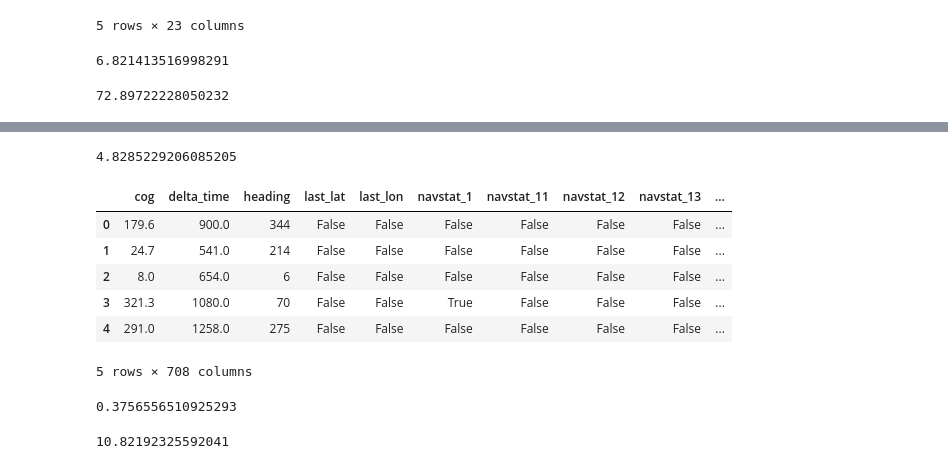
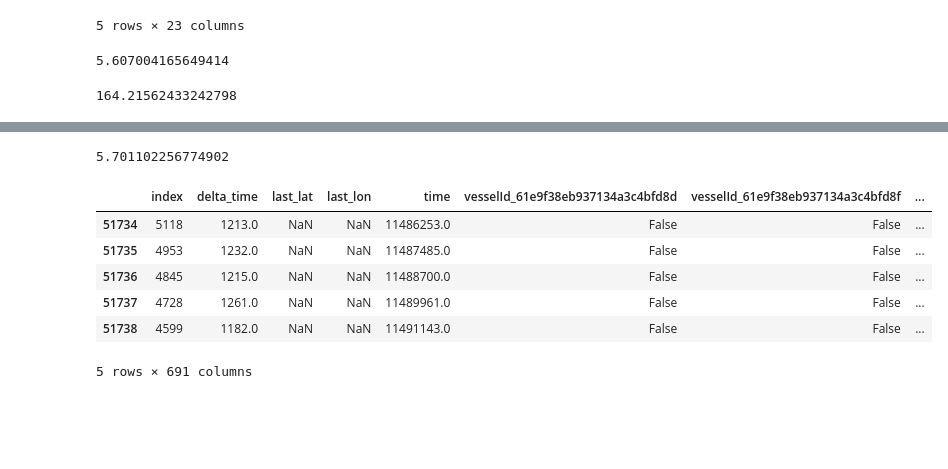
Before and after one commit to baconmoontwist/ML, a Jupyter notebook: Henrik/ML 1.ipynb, the cells around one changed output, grey strips where cells are left out. Drawn from its saved outputs; the diff is of its cells as text; code cells hidden in the pictures; blank space fills up the shorter version.

```diff
--- a/Henrik/ML 1.ipynb
+++ b/Henrik/ML 1.ipynb
@@ -102,22 +102,22 @@ def deltafier(df):
     return data[1:]
 # %%
 start = time.time()
-trainingdata5 = cleandata[["vesselId","delta_time","time","navstat","cog","sog","rot","heading","speed","last_lat","last_lon"]]
+trainingdata5 = cleandata[["vesselId","delta_time","time","last_lat","last_lon"]]
 goaldata5 = cleandata[["delta_lat","delta_lon"]]
 trainingdata5 = preprocess(trainingdata5)
 trainingdata5 = trainingdata5.drop(columns = "time")
-trainingdata5 = pd.get_dummies(trainingdata5, columns=['navstat'], drop_first=True)
+#trainingdata5 = pd.get_dummies(trainingdata5, columns=['navstat'], drop_first=True)
 trainingdata5 = trainingdata5.reindex(sorted(trainingdata5.columns), axis=1)
 print(time.time()-start)
 # %% [output]
-6.821413516998291
+5.607004165649414
 # %%
 start = time.time()
-model5 = LinearRegression()
+model5 = xgb.XGBRegressor()
 model5.fit(trainingdata5,goaldata5)
 print(time.time()-start)
 # %% [output]
-72.89722228050232
+164.21562433242798
 # %%
 uniquevessel = [i for i in test.copy()['vesselId'].unique()]
 traincopy = train.copy()
@@ -143,66 +143,43 @@ for id in uniqueVesselId:
     boat = test5[test5["vesselId"] == id].reset_index(drop=True)
     boat["delta_time"] = timefix(boat)["time"]-timefix(boat)["time"].shift(1)
     boat.at[0,"delta_time"] = timefix(boat).at[0,"time"]-timefix(bettertraining[bettertraining["vesselId"]==id].reset_index(drop=True)).at[0,"time"]
+    boat.at[0,"last_lat"] = bettertraining[bettertraining["vesselId"]==id].reset_index(drop=True).at[0,"latitude"]
+    boat.at[0,"last_lon"] = bettertraining[bettertraining["vesselId"]==id].reset_index(drop=True).at[0,"longitude"]
         #Appending rows to list
     for _, row in boat.iterrows():
         test5_processed_list.append(row.to_dict())
 
-test5_processed = pd.DataFrame(test5_processed_list).sort_values("time").reset_index(drop=True)
+test5_processed = pd.DataFrame(test5_processed_list).sort_values(by="vesselId").reset_index(drop=True)
+test5_processed["index"] = test.sort_values(by = ["vesselId","time"]).reset_index()["index"]
+test5_processed = test5_processed.sort_values(by = "index").drop(columns="index").reset_index(drop=True)
+
 print(time.time()-start)
 # %% [output]
-4.8285229206085205
+5.701102256774902
 # %%
 test5p = test5_processed.copy()
-test5p = pd.merge(test5p,bettertraining.copy(), on = "vesselId",how = "left")
-test5p['time']=test5p['time_x']
+#test5p = pd.merge(test5p,bettertraining.copy(), on = "vesselId",how = "left")
+#test5p['time']=test5p['time_x']
+test5p = test5p[["last_lat","last_lon","vesselId","time","delta_time"]]
+test5p = test5p.sort_values(by=["vesselId","time"])
 test5p = preprocess(test5p)
 
-test5p = pd.get_dummies(test5p, columns=['navstat'], drop_first=True)
-test5p = test5p.drop(columns=["ID","scaling_factor","etaRaw","time_x","time_y","latitude","longitude","portId",'time'])
+#test5p = pd.get_dummies(test5p, columns=['navstat'], drop_first=True)
+
 for column in trainingdata5:
     if column not in test5p:
         test5p[column] = False
 
 
-test5p = test5p.reindex(sorted(test5p.columns), axis=1)
+test5p = test5p.reindex(sorted(test5p.columns), axis=1).reset_index()
 
 
-test5p.head()
+test5p.tail()
 # %% [output]
-|  | cog | delta_time | heading | last_lat | last_lon | navstat_1 | navstat_11 | navstat_12 | navstat_13 | ... |
-| 0 | 179.6 | 900.0 | 344 | False | False | False | False | False | False | ... |
-| 1 | 24.7 | 541.0 | 214 | False | False | False | False | False | False | ... |
-| 2 | 8.0 | 654.0 | 6 | False | False | False | False | False | False | ... |
-| 3 | 321.3 | 1080.0 | 70 | False | False | True | False | False | False | ... |
-| 4 | 291.0 | 1258.0 | 275 | False | False | False | False | False | False | ... |
+|  | index | delta_time | last_lat | last_lon | time | vesselId_61e9f38eb937134a3c4bfd8d | vesselId_61e9f38eb937134a3c4bfd8f | ... |
+| 51734 | 5118 | 1213.0 | NaN | NaN | 11486253.0 | False | False | ... |
+| 51735 | 4953 | 1232.0 | NaN | NaN | 11487485.0 | False | False | ... |
+| 51736 | 4845 | 1215.0 | NaN | NaN | 11488700.0 | False | False | ... |
+| 51737 | 4728 | 1261.0 | NaN | NaN | 11489961.0 | False | False | ... |
+| 51738 | 4599 | 1182.0 | NaN | NaN | 11491143.0 | False | False | ... |
-5 rows × 708 columns
+5 rows × 691 columns
-# %%
-start = time.time()
-res = model5.predict(test5p)
-print(time.time()-start)
-# %% [output]
-0.3756556510925293
-# %%
-start = time.time()
-deltalat = [i[0] for i in res]
-deltalon = [i[1] for i in res]
-testres = test.copy()
-testres["delta_lat"] = deltalat
-testres["delta_lon"] = deltalon
-uniqueVesselId = testres["vesselId"].unique()
-testres_processed_list = []
-for id in uniqueVesselId:
-    boat = testres[testres["vesselId"] == id].reset_index(drop=True)
-    boat.at[0,"longitude"] = bettertraining[bettertraining["vesselId"]==id].reset_index(drop=True).at[0,"longitude"]+boat.at[0,"delta_lon"]
-    boat.at[0,"latitude"] = bettertraining[bettertraining["vesselId"]==id].reset_index(drop=True).at[0,"latitude"]+boat.at[0,"delta_lat"]
-    for i in range(1,len(boat.index)):
-        boat.at[i,"longitude"]=(boat.at[i-1,"longitude"]+boat.at[i,"delta_lon"]+180)%360-180
-        boat.at[i,"latitude"]=boat.at[i-1,"latitude"]+boat.at[i,"delta_lat"]
-        #Appending rows to list
-    for _, row in boat.iterrows():
-        testres_processed_list.append(row.to_dict())
-
-testres_processed = pd.DataFrame(testres_processed_list).sort_values("ID").reset_index(drop=True)
-print(time.time()-start)
-# %% [output]
-10.82192325592041
```
Also changed, not shown: parts of 11 cells of this notebook, 1 other file.
